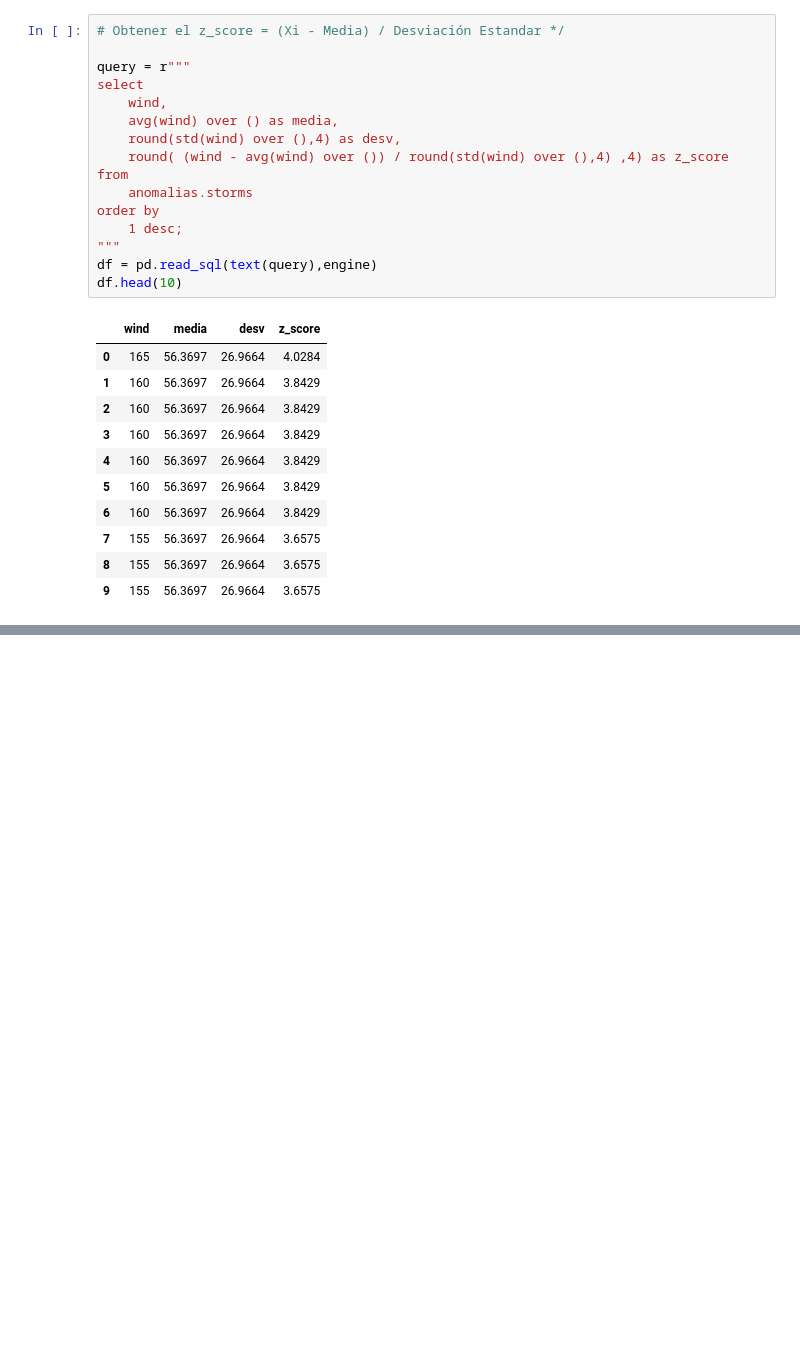
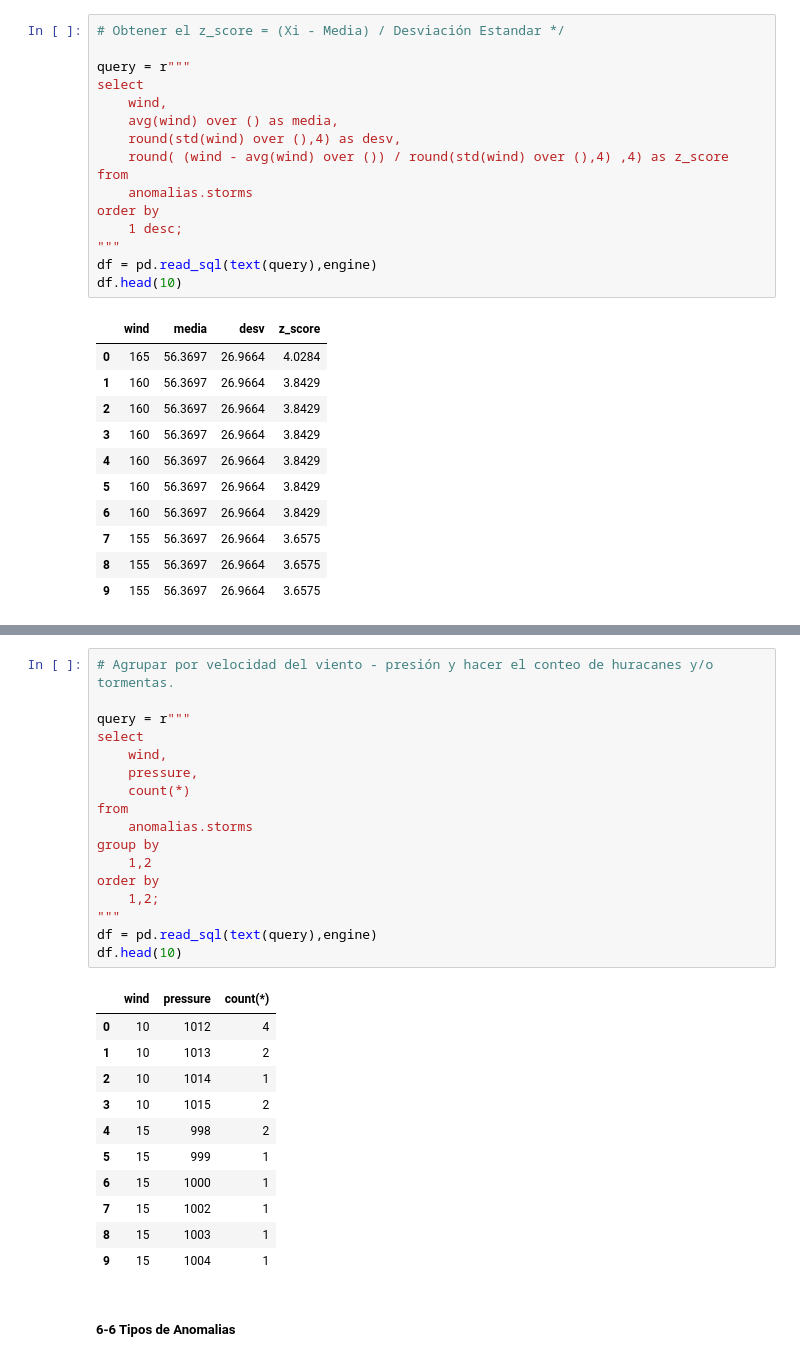
Before and after one commit to user14721068/SQL, a Jupyter notebook: 6.-Detección de Anomalías.ipynb, the cells around one changed output, grey strips where cells are left out. Drawn from its saved outputs; the diff is of its cells as text; blank space fills up the shorter version.

```diff
--- a/6.-Detección de Anomalías.ipynb
+++ b/6.-Detección de Anomalías.ipynb
@@ -359,0 +411,31 @@ df.head(10)
+# %%
+# Agrupar por velocidad del viento - presión y hacer el conteo de huracanes y/o tormentas.
+
+query = r"""
+select
+    wind,
+    pressure,
+    count(*)
+from
+    anomalias.storms
+group by
+    1,2
+order by
+    1,2;
+"""
+df = pd.read_sql(text(query),engine)
+df.head(10)
+# %% [output]
+|  | wind | pressure | count(*) |
+| 0 | 10 | 1012 | 4 |
+| 1 | 10 | 1013 | 2 |
+| 2 | 10 | 1014 | 1 |
+| 3 | 10 | 1015 | 2 |
+| 4 | 15 | 998 | 2 |
+| 5 | 15 | 999 | 1 |
+| 6 | 15 | 1000 | 1 |
+| 7 | 15 | 1002 | 1 |
+| 8 | 15 | 1003 | 1 |
+| 9 | 15 | 1004 | 1 |
+# %% [markdown]
+##### 6-6 Tipos de Anomalias
```
Also changed, not shown: parts of 15 cells of this notebook, 1 other file.
